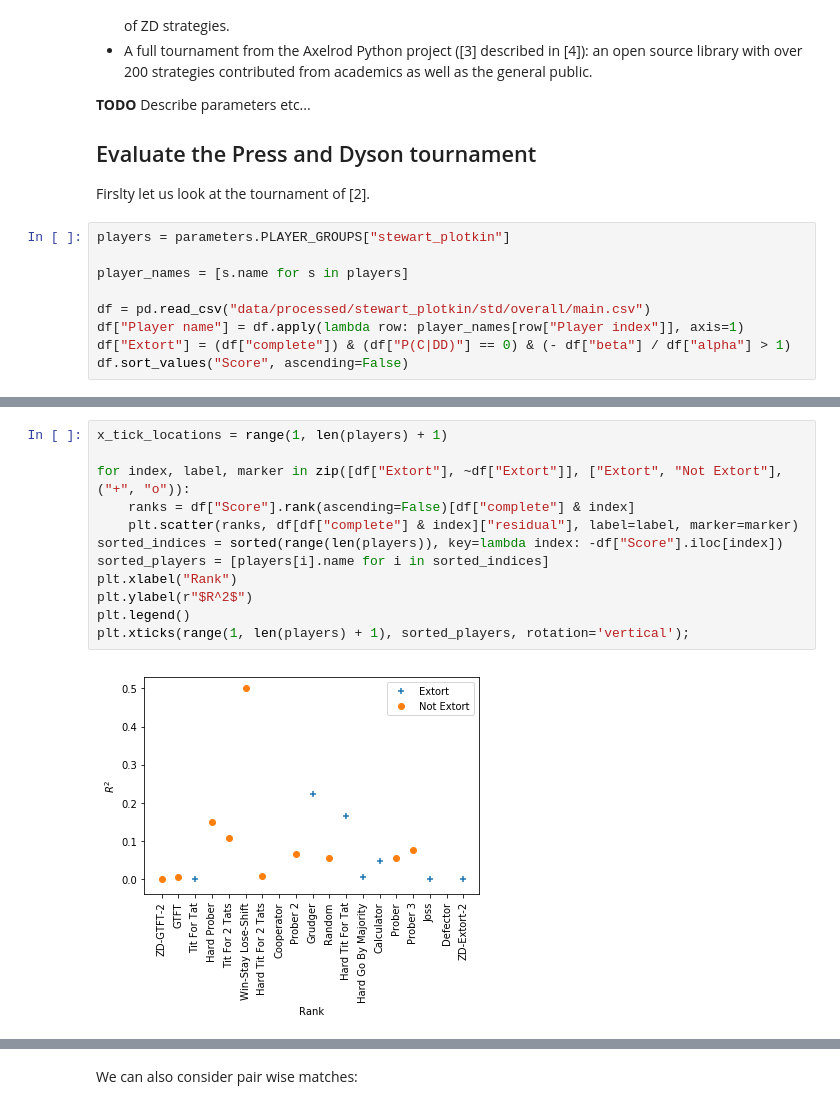
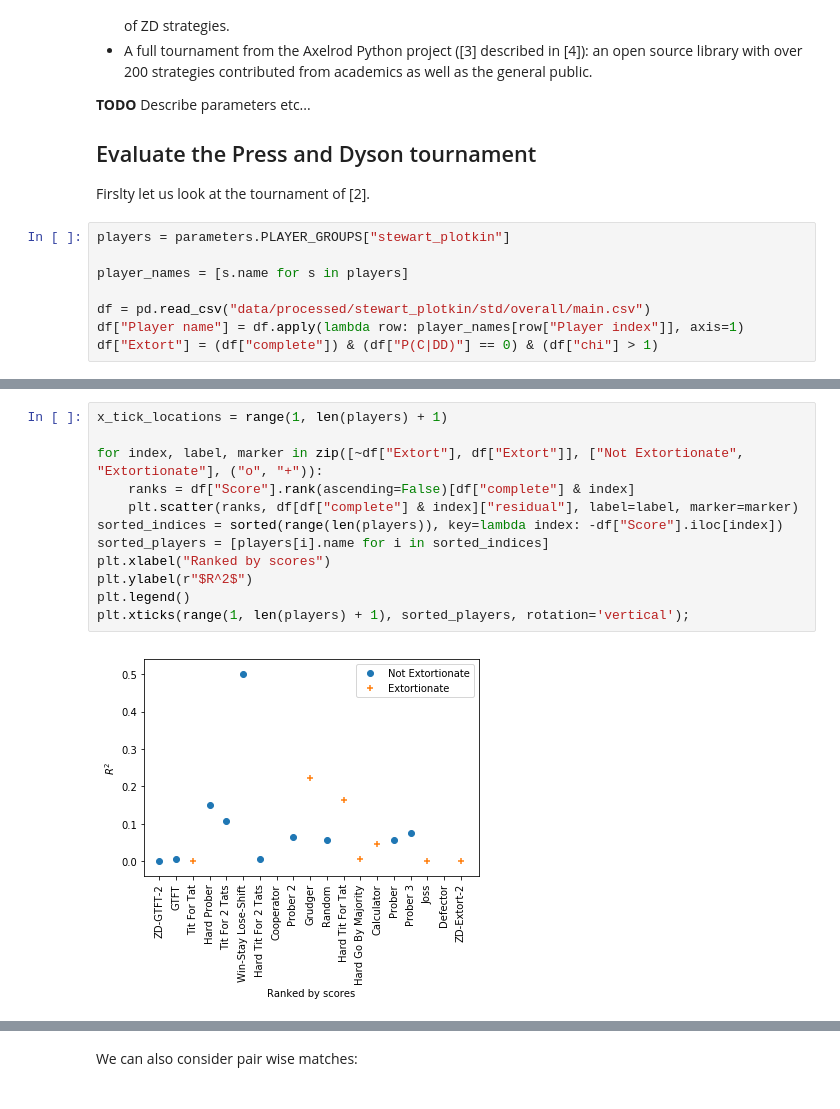
Before and after one commit to drvinceknight/testing_for_ZD, a Jupyter notebook: main.ipynb, the cells around one changed output, grey strips where cells are left out. Cells and saved outputs as stored; diff of their text form.

```diff
--- a/main.ipynb
+++ b/main.ipynb
@@ -172,5 +172,4 @@ player_names = [s.name for s in players]
 
 df = pd.read_csv("data/processed/stewart_plotkin/std/overall/main.csv")
 df["Player name"] = df.apply(lambda row: player_names[row["Player index"]], axis=1)
-df["Extort"] = (df["complete"]) & (df["P(C|DD)"] == 0) & (- df["beta"] / df["alpha"] > 1)
-df.sort_values("Score", ascending=False)
+df["Extort"] = (df["complete"]) & (df["P(C|DD)"] == 0) & (df["chi"] > 1)
@@ -195,14 +176,14 @@ df.sort_values("Score", ascending=False)
 # %%
 x_tick_locations = range(1, len(players) + 1)
 
-for index, label, marker in zip([df["Extort"], ~df["Extort"]], ["Extort", "Not Extort"], ("+", "o")):
+for index, label, marker in zip([~df["Extort"], df["Extort"]], ["Not Extortionate", "Extortionate"], ("o", "+")):
     ranks = df["Score"].rank(ascending=False)[df["complete"] & index]
     plt.scatter(ranks, df[df["complete"] & index]["residual"], label=label, marker=marker)
 sorted_indices = sorted(range(len(players)), key=lambda index: -df["Score"].iloc[index])
 sorted_players = [players[i].name for i in sorted_indices]
-plt.xlabel("Rank")
+plt.xlabel("Ranked by scores")
 plt.ylabel(r"$R^2$")
 plt.legend()
 plt.xticks(range(1, len(players) + 1), sorted_players, rotation='vertical');
 # %% [output]
-[figure, old version]
+[figure, new version]
```
Also changed, not shown: parts of 5 cells of this notebook, 19 other files.
